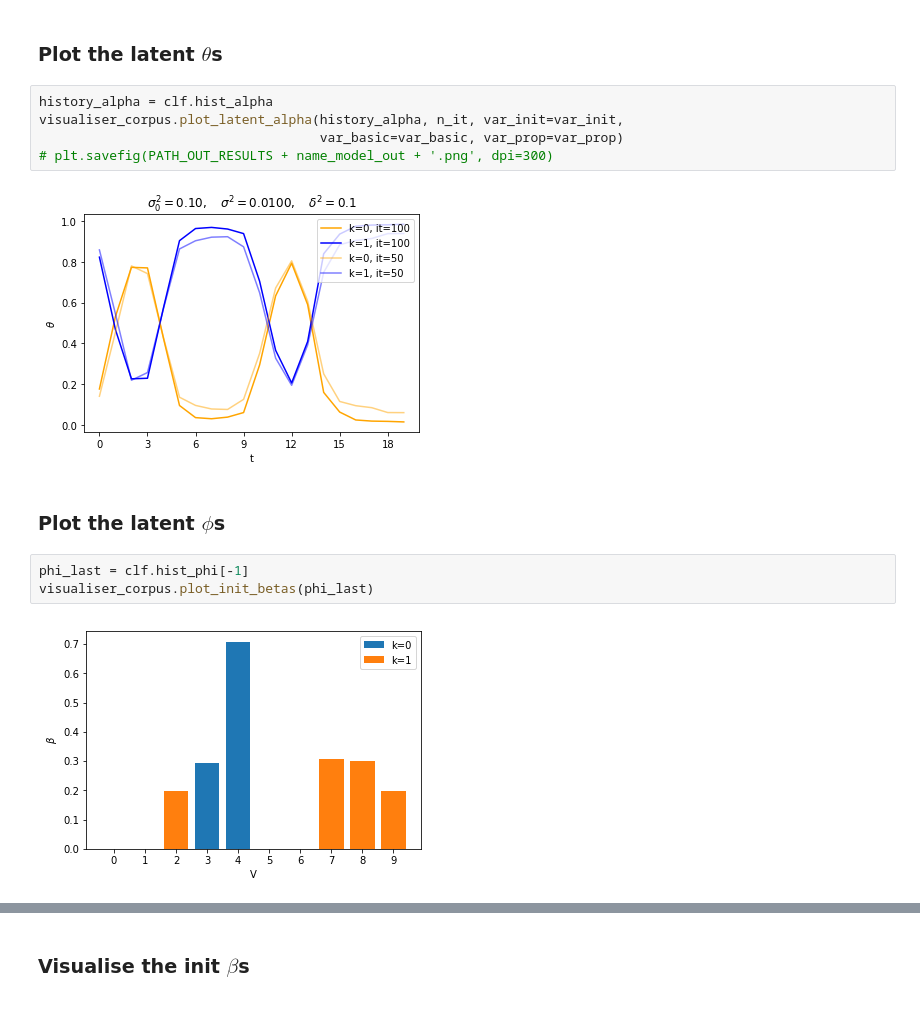
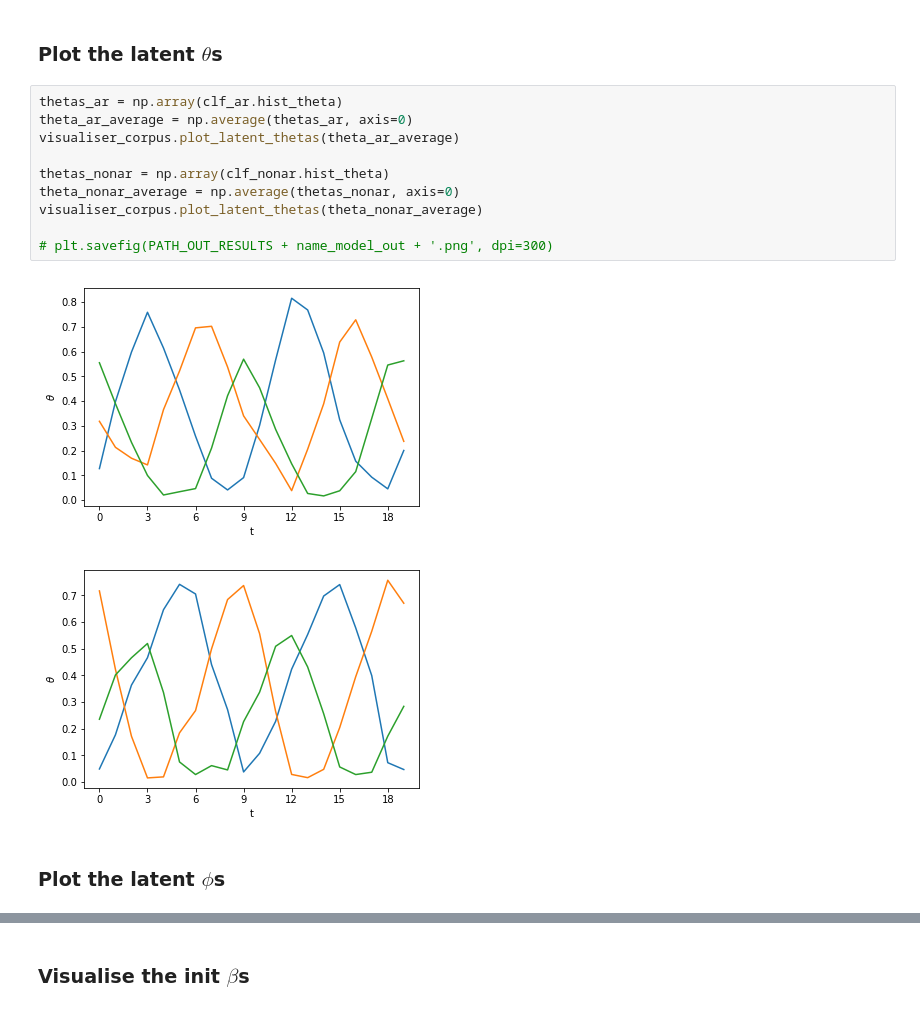
Before and after one commit to perdaug/ssmsi, a Jupyter notebook: notebooks/experiments/assess_synthethic-corpus.ipynb, the cells around one changed output, grey strips where cells are left out. Saved outputs shown, nothing was run; the diff lists cells and outputs as text.

```diff
--- a/notebooks/experiments/assess_synthethic-corpus.ipynb
+++ b/notebooks/experiments/assess_synthethic-corpus.ipynb
@@ -45,16 +131,17 @@ pkl.dump(vars_clf, open(PATH_OUT_MODEL + name_model_out, 'wb'))
 # %% [markdown]
 ### Plot the latent $\theta$s
-# %%
-history_alpha = clf.hist_alpha
-visualiser_corpus.plot_latent_alpha(history_alpha, n_it, var_init=var_init,
-                                    var_basic=var_basic, var_prop=var_prop)
-# plt.savefig(PATH_OUT_RESULTS + name_model_out + '.png', dpi=300)
-# %% [output]
-[figure, removed]
+# %%
+thetas_ar = np.array(clf_ar.hist_theta)
+theta_ar_average = np.average(thetas_ar, axis=0)
+visualiser_corpus.plot_latent_thetas(theta_ar_average)
+
+thetas_nonar = np.array(clf_nonar.hist_theta)
+theta_nonar_average = np.average(thetas_nonar, axis=0)
+visualiser_corpus.plot_latent_thetas(theta_nonar_average)
+
+# plt.savefig(PATH_OUT_RESULTS + name_model_out + '.png', dpi=300)
+# %% [output]
+[figure, added]
+[figure, added]
 # %% [markdown]
 ### Plot the latent $\phi$s
-# %%
-phi_last = clf.hist_phi[-1]
-visualiser_corpus.plot_init_betas(phi_last)
-# %% [output]
-[figure, removed]
```
Also changed, not shown: parts of 36 cells of this notebook, 13 other files.
